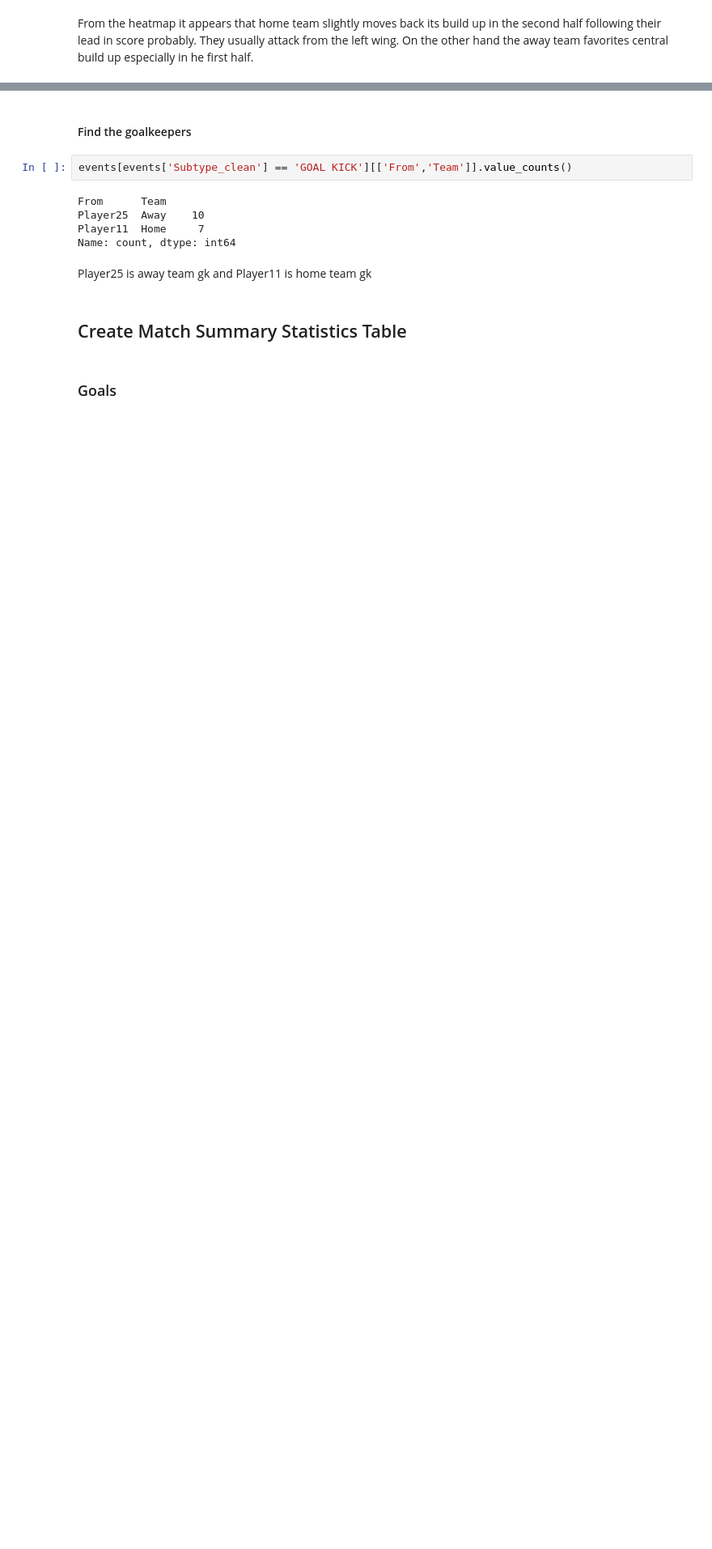
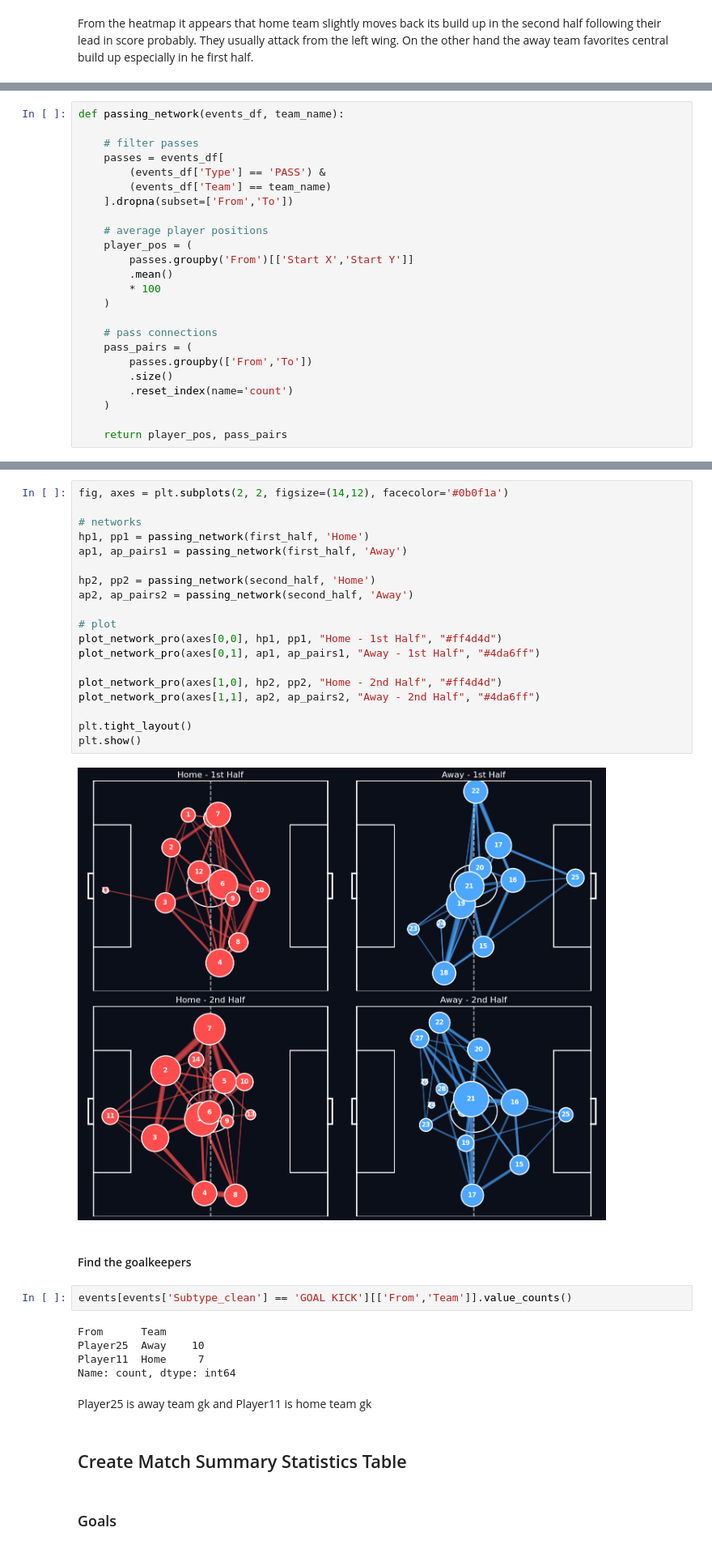
Before and after one commit to ieee-sb-uniwa/milon-football, a Jupyter notebook: notebooks/game1_analysis.ipynb, the cells around one changed output, grey strips where cells are left out. Shown at 81% size. Drawn from its saved outputs; the diff is of its cells as text; blank space fills up the shorter version.

Commit message:
correction of goals and pass networks

```diff
--- a/notebooks/game1_analysis.ipynb
+++ b/notebooks/game1_analysis.ipynb
@@ -877,0 +854,24 @@ From the heatmap it appears that home team slightly moves back its build up in t
+# %%
+def passing_network(events_df, team_name):
+
+    # filter passes
+    passes = events_df[
+        (events_df['Type'] == 'PASS') &
+        (events_df['Team'] == team_name)
+    ].dropna(subset=['From','To'])
+
+    # average player positions
+    player_pos = (
+        passes.groupby('From')[['Start X','Start Y']]
+        .mean()
+        * 100
+    )
+
+    # pass connections
+    pass_pairs = (
+        passes.groupby(['From','To'])
+        .size()
+        .reset_index(name='count')
+    )
+
+    return player_pos, pass_pairs
@@ -878,3 +979,24 @@ From the heatmap it appears that home team slightly moves back its build up in t
+# %%
+fig, axes = plt.subplots(2, 2, figsize=(14,12), facecolor='#0b0f1a')
+
+# networks
+hp1, pp1 = passing_network(first_half, 'Home')
+ap1, ap_pairs1 = passing_network(first_half, 'Away')
+
+hp2, pp2 = passing_network(second_half, 'Home')
+ap2, ap_pairs2 = passing_network(second_half, 'Away')
+
+# plot
+plot_network_pro(axes[0,0], hp1, pp1, "Home - 1st Half", "#ff4d4d")
+plot_network_pro(axes[0,1], ap1, ap_pairs1, "Away - 1st Half", "#4da6ff")
+
+plot_network_pro(axes[1,0], hp2, pp2, "Home - 2nd Half", "#ff4d4d")
+plot_network_pro(axes[1,1], ap2, ap_pairs2, "Away - 2nd Half", "#4da6ff")
+
+plt.tight_layout()
+plt.show()
+# %% [output]
+[figure, added]
 # %% [markdown]
 #### Find the goalkeepers
 # %%
```
Also changed, not shown: parts of 30 cells of this notebook.
